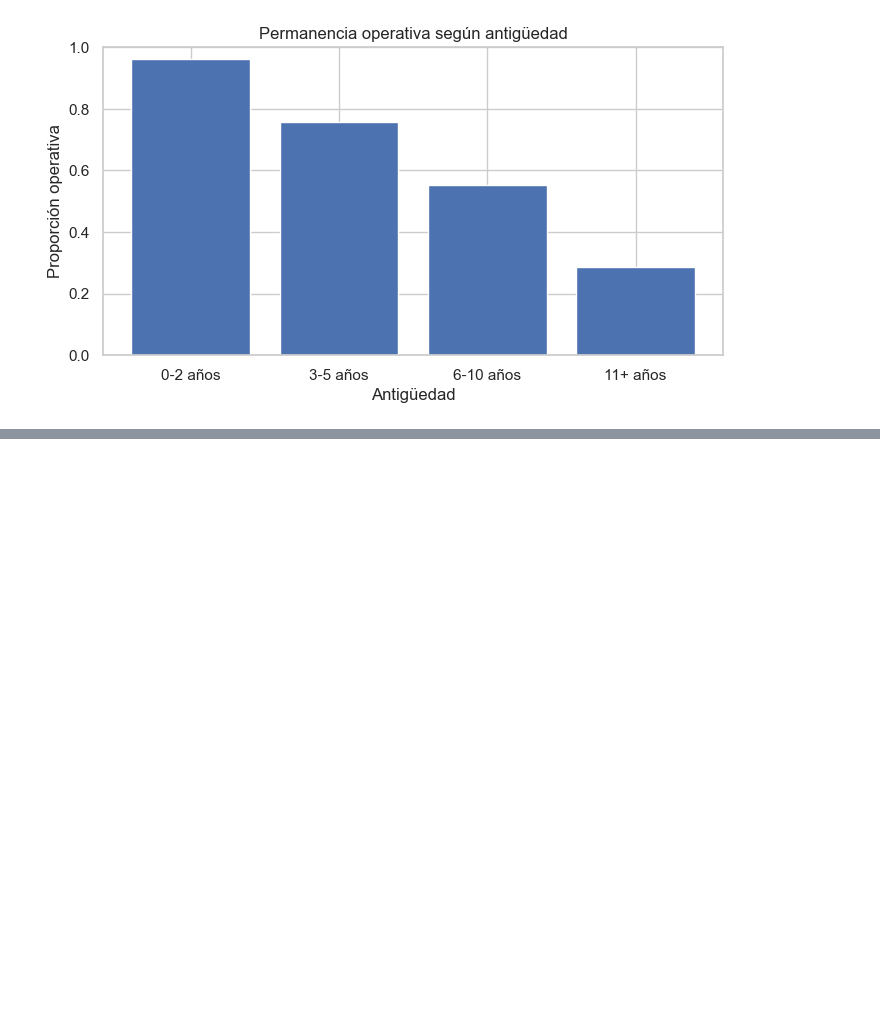
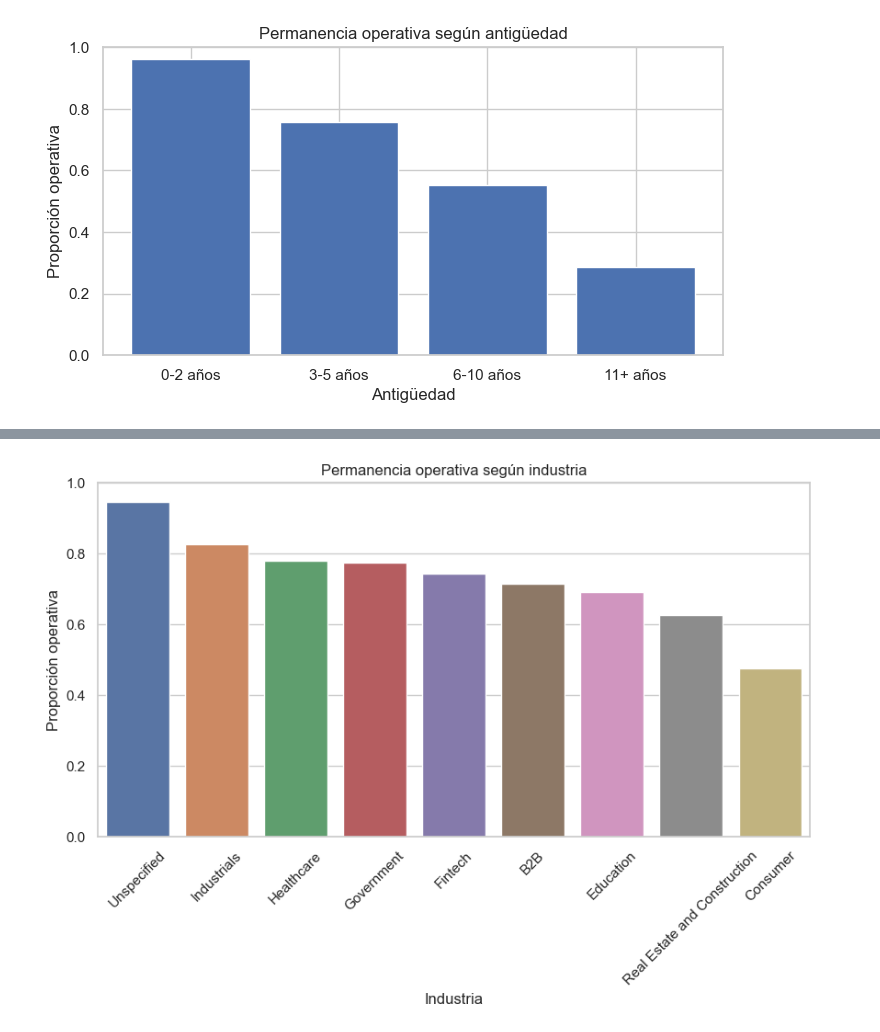
Before and after one commit to DanielCas7illo/U-Andres-Bello, a Jupyter notebook: F4/F4_AnálisisyResultados.ipynb, the cells around one changed output, grey strips where cells are left out. Saved outputs shown, nothing was run; the diff lists cells and outputs as text; code cells hidden in the pictures; blank space fills up the shorter version.

```diff
--- a/F4/F4_AnálisisyResultados.ipynb
+++ b/F4/F4_AnálisisyResultados.ipynb
@@ -295,0 +372,15 @@ plt.show()
+# %%
+industria = (
+
+    df
+    .groupby("industry")
+    ["is_operating"]
+    .mean()
+    .sort_values(
+        ascending=False
+    )
+    .reset_index()
+
+)
+
+industria
@@ -295,0 +398,32 @@ plt.show()
+# %%
+plt.figure(figsize=(10,5))
+
+sns.barplot(
+
+    data=industria,
+
+    x="industry",
+
+    y="is_operating"
+
+)
+
+plt.ylim(0,1)
+
+plt.xticks(rotation=45)
+
+plt.xlabel(
+    "Industria"
+)
+
+plt.ylabel(
+    "Proporción operativa"
+)
+
+plt.title(
+    "Permanencia operativa según industria"
+)
+
+plt.show()
+# %% [output]
+[figure, added]
```
Also changed, not shown: parts of 6 cells of this notebook, 1 other file.
